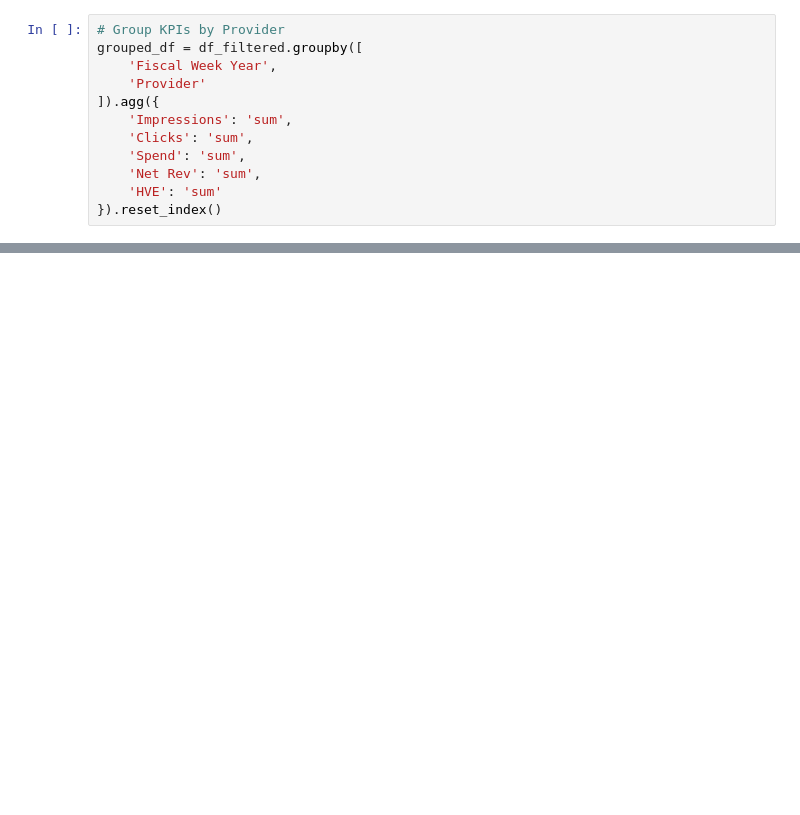
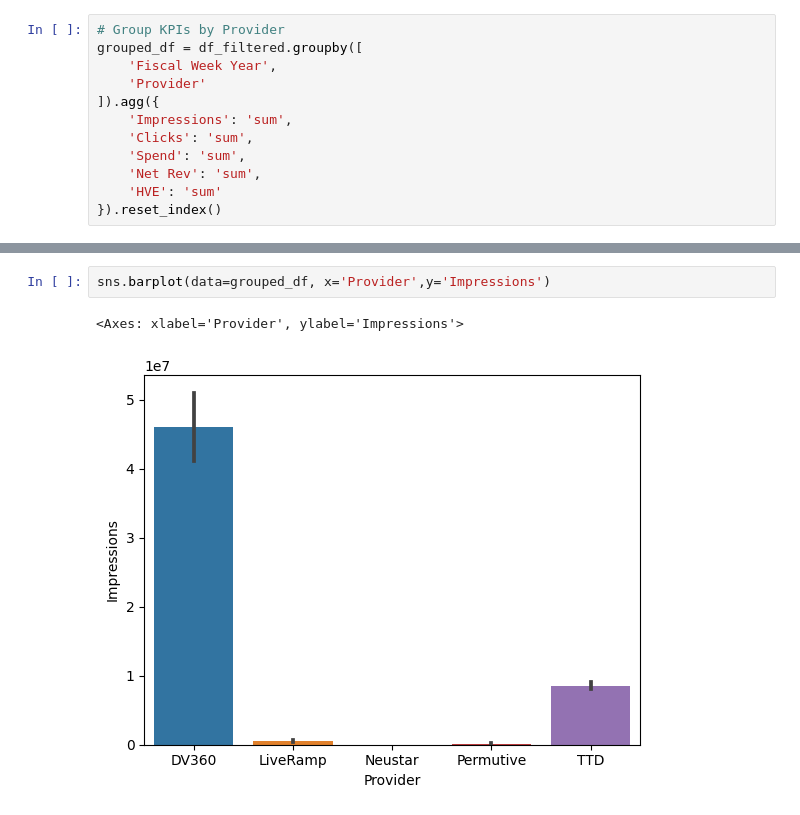
Before and after one commit to 0xrsfagundes/File-Manipulation, a Jupyter notebook: Global Use Cases/Permutive/Permutive-Copy1.ipynb, the cells around one changed output, grey strips where cells are left out. Drawn from its saved outputs; the diff is of its cells as text; blank space fills up the shorter version.

```diff
--- a/Global Use Cases/Permutive/Permutive-Copy1.ipynb
+++ b/Global Use Cases/Permutive/Permutive-Copy1.ipynb
@@ -88,0 +97,5 @@ sns.boxplot(data=grouped_df, x='Provider',y='CTR')
+# %%
+sns.barplot(data=grouped_df, x='Provider',y='Impressions')
+# %% [output]
+<Axes: xlabel='Provider', ylabel='Impressions'>
+[figure, added]
```
Also changed, not shown: parts of 5 cells of this notebook.
